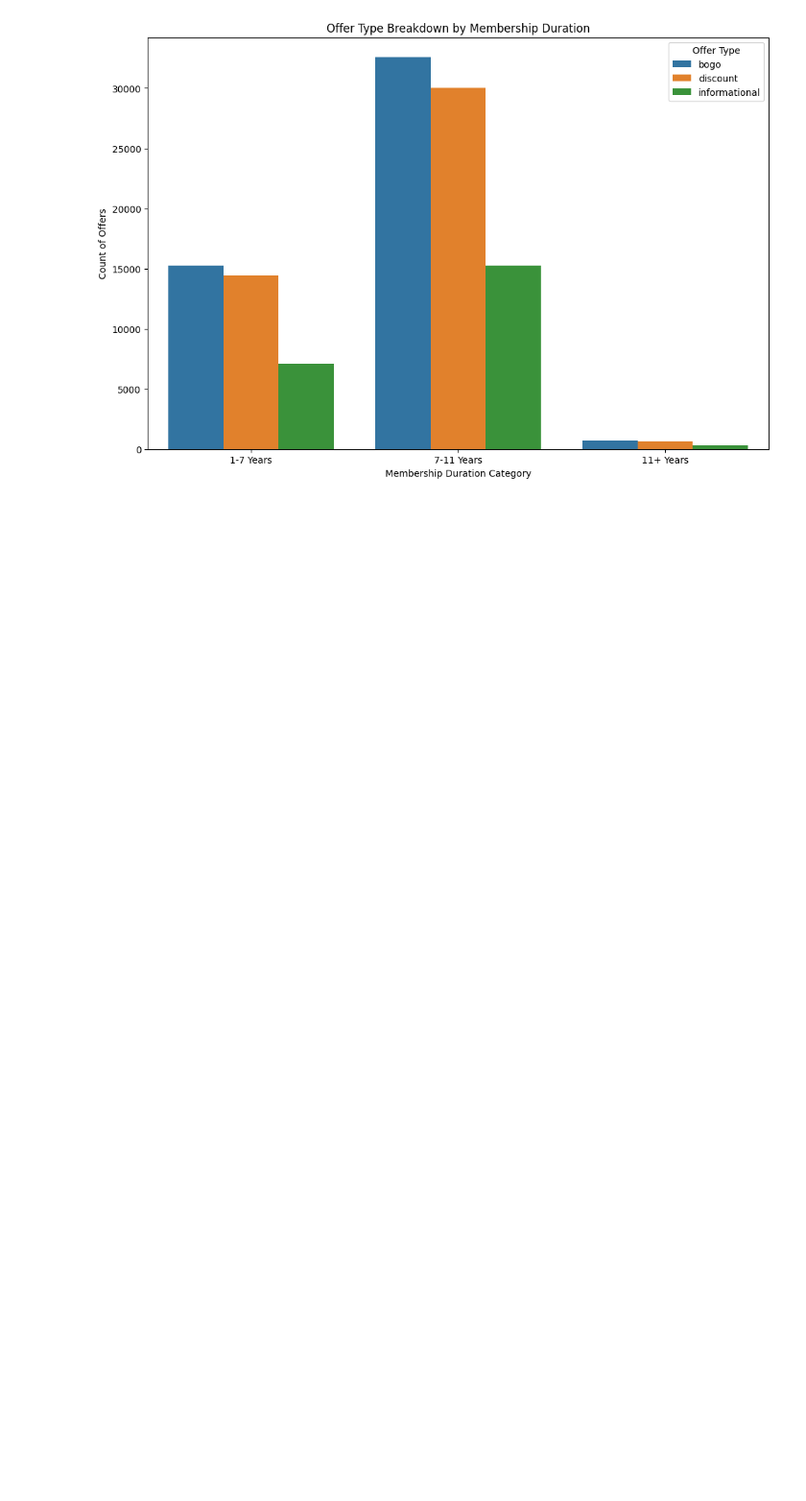
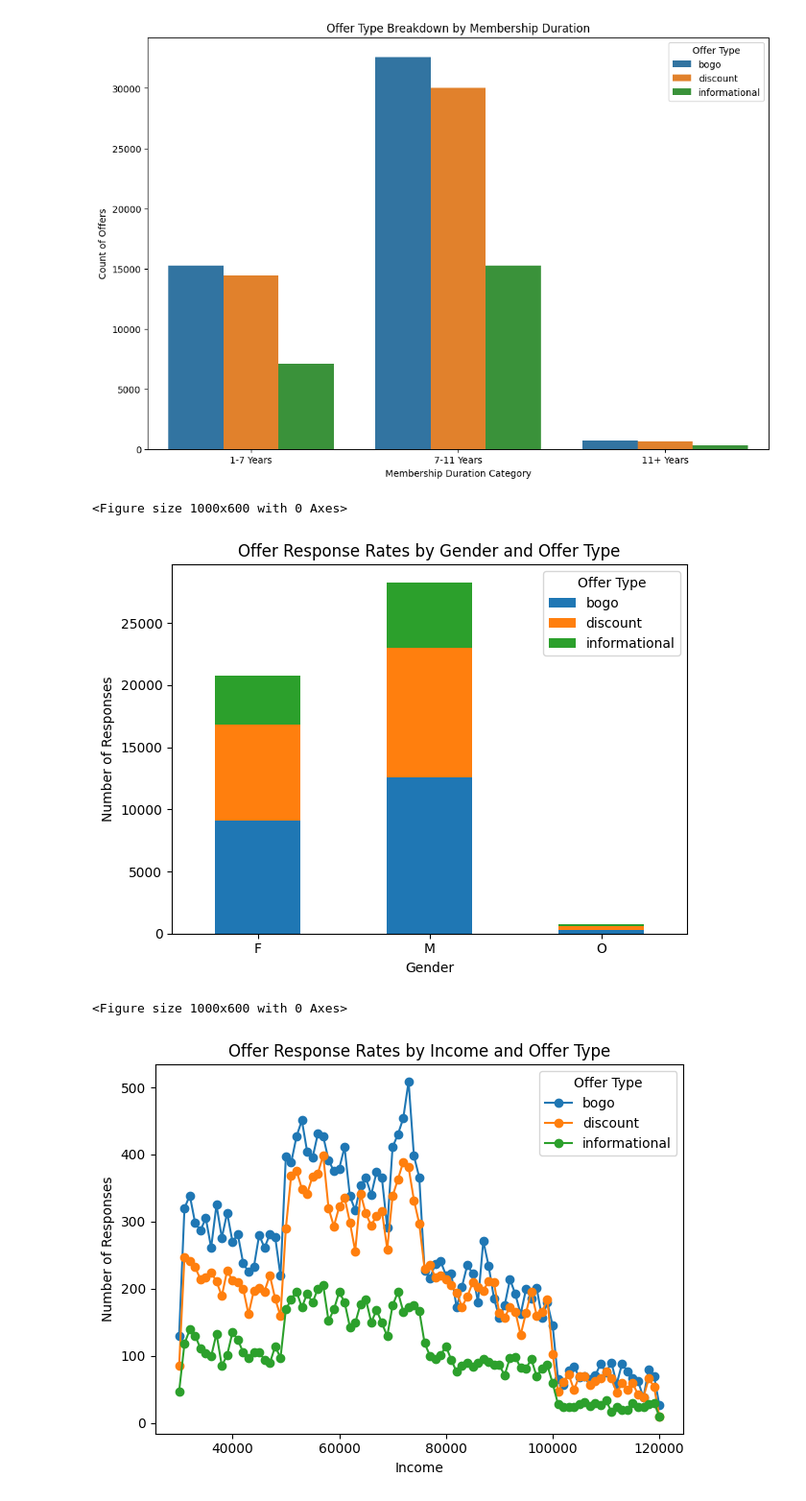
Before and after one commit to daniel173087/starbucks, a Jupyter notebook: Starbucks_Capstone_notebook.ipynb, the cells around one changed output. Shown at 96% size. Drawn from its saved outputs; the diff is of its cells as text; code cells hidden in the pictures; blank space fills up the shorter version.

```diff
--- a/Starbucks_Capstone_notebook.ipynb
+++ b/Starbucks_Capstone_notebook.ipynb
@@ -400,3 +397,49 @@ plt.show()
 [figure]
 [figure]
 [figure]
+# %%
+# Clean and preprocess the data
+# Drop unnecessary duplicate columns
+merged_df = merged_df.drop(columns=['reward_y'], errors='ignore')
+
+# Convert the 'became_member_on' column to datetime
+merged_df['became_member_on'] = pd.to_datetime(merged_df['became_member_on'], errors='coerce')
+
+# Filter for events related to offer response (offer viewed, offer completed)
+response_events = merged_df[merged_df['event'].isin(['offer viewed', 'offer completed'])]
+
+# Response rates by demographic groups
+response_by_gender = response_events.groupby(['gender', 'offer_type']).size().unstack()
+response_by_income = response_events.groupby(['income', 'offer_type']).size().unstack()
+
+# Visualize response rates by gender
+plt.figure(figsize=(10, 6))
+response_by_gender.plot(kind='bar', stacked=True)
+plt.title('Offer Response Rates by Gender and Offer Type')
+plt.ylabel('Number of Responses')
+plt.xlabel('Gender')
+plt.xticks(rotation=0)
+plt.legend(title='Offer Type')
+plt.tight_layout()
+plt.show()
+
+# Visualize response rates by income
+plt.figure(figsize=(10, 6))
+response_by_income.plot(kind='line', marker='o')
+plt.title('Offer Response Rates by Income and Offer Type')
+plt.ylabel('Number of Responses')
+plt.xlabel('Income')
+plt.legend(title='Offer Type')
+plt.tight_layout()
+plt.show()
+
+# Summarize results for heuristics
+response_summary = response_events.groupby(['gender', 'age', 'offer_type']).size().reset_index(name='response_count')
+
+# Display the response summary table
+print(response_summary)
+# %% [output]
+<Figure size 1000x600 with 0 Axes>
+[figure, added]
+<Figure size 1000x600 with 0 Axes>
+[figure, added]
```
Also changed, not shown: parts of 16 cells of this notebook.
